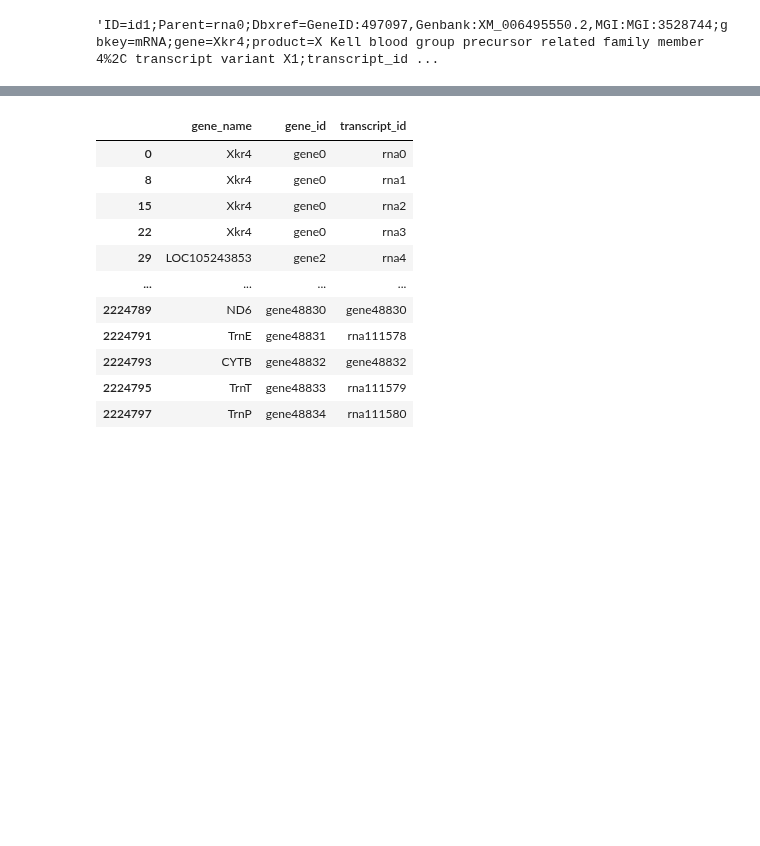
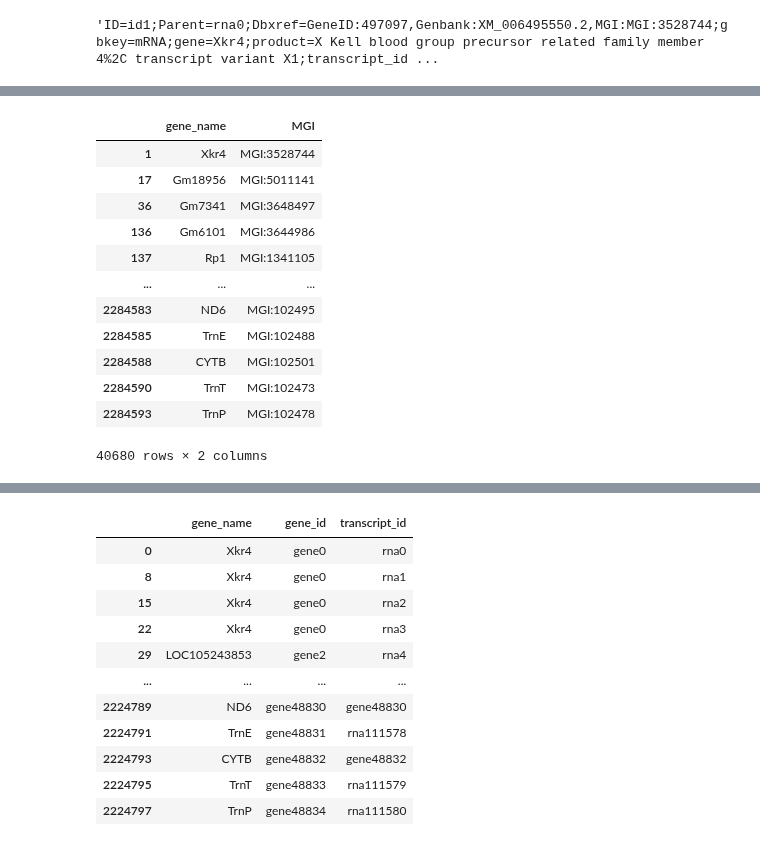
Before and after one commit to Arcadia-Science/glial-origins, a Jupyter notebook: notebooks/Mmus_adultbrain/1_Mmus_adultbrain_downloading.ipynb, the cells around one changed output, grey strips where cells are left out. Drawn from its saved outputs; the diff is of its cells as text; code cells hidden in the pictures; blank space fills up the shorter version.

```diff
--- a/notebooks/Mmus_adultbrain/1_Mmus_adultbrain_downloading.ipynb
+++ b/notebooks/Mmus_adultbrain/1_Mmus_adultbrain_downloading.ipynb
@@ -169,0 +200,29 @@ display(models[attributes_column][3])
+# %%
+dbxref_datafield = 'MGI'
+
+
+models.dropna(axis = 0, subset = ['dbxref_dict'], inplace = True)
+models[dbxref_datafield] = [d.get(dbxref_datafield) for d in models['dbxref_dict']]
+
+models_subset = models[['gene_name', dbxref_datafield]].dropna().drop_duplicates()
+
+### EXCEPTION ###
+# added extra info because the MGI prefix contains a colon
+models_subset['MGI'] = 'MGI:' + models_subset[dbxref_datafield]
+
+
+display(models_subset)
+# %% [output]
+|  | gene_name | MGI |
+| 1 | Xkr4 | MGI:3528744 |
+| 17 | Gm18956 | MGI:5011141 |
+| 36 | Gm7341 | MGI:3648497 |
+| 136 | Gm6101 | MGI:3644986 |
+| 137 | Rp1 | MGI:1341105 |
+| ... | ... | ... |
+| 2284583 | ND6 | MGI:102495 |
+| 2284585 | TrnE | MGI:102488 |
+| 2284588 | CYTB | MGI:102501 |
+| 2284590 | TrnT | MGI:102473 |
+| 2284593 | TrnP | MGI:102478 |
+40680 rows × 2 columns
```
Also changed, not shown: parts of 22 cells of this notebook, 5 other files.
